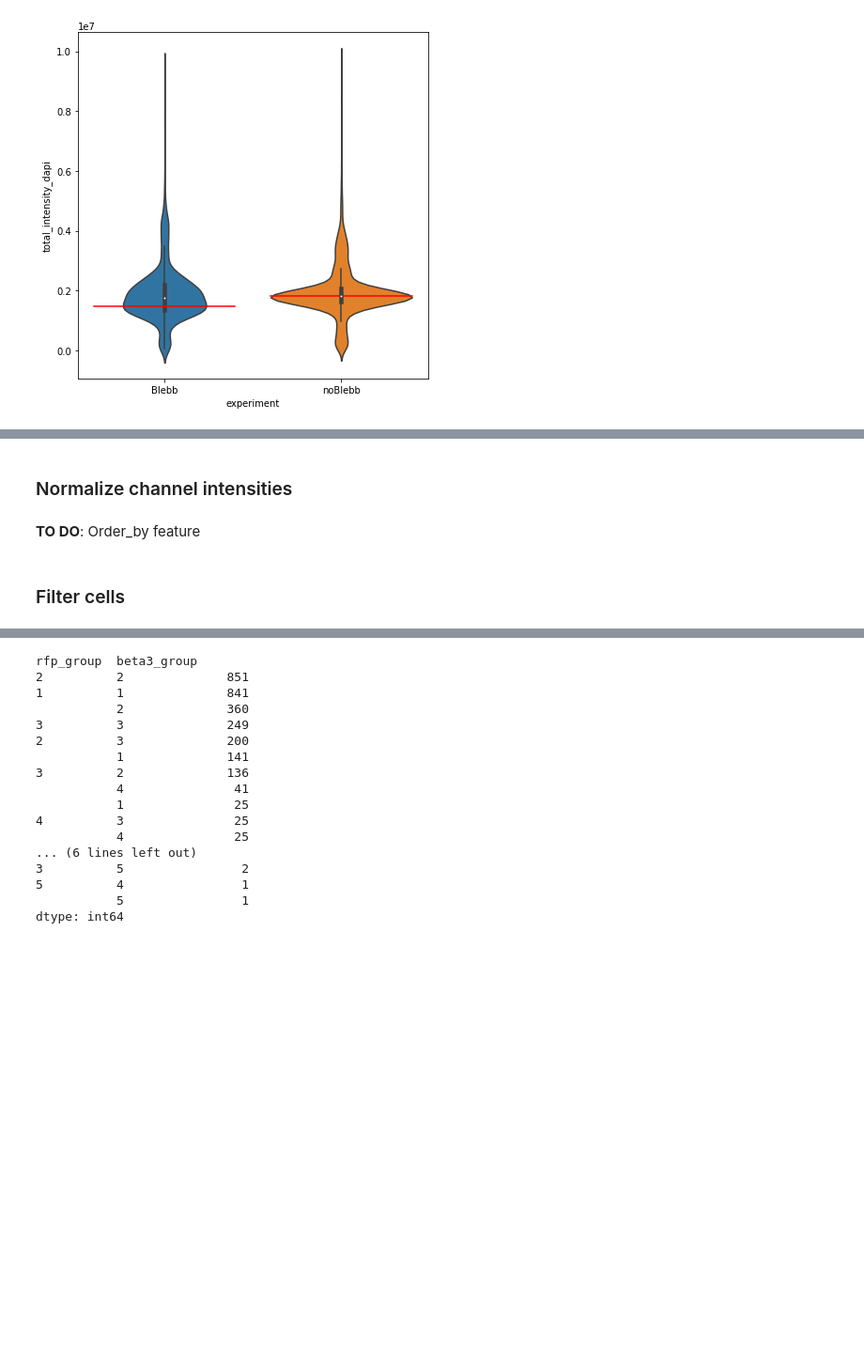
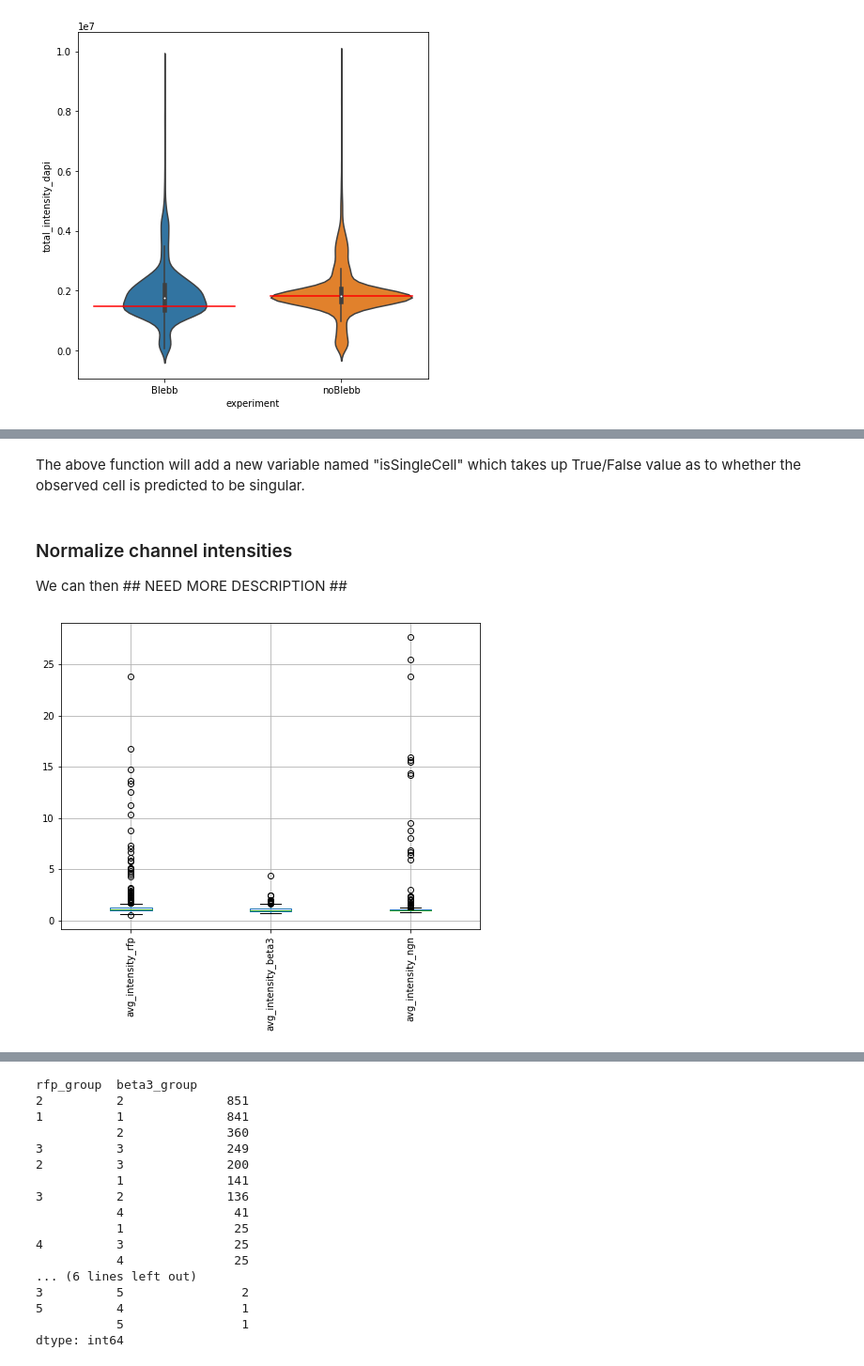
Before and after one commit to f-hamidlab/nuclearpy, a Jupyter notebook: docs/ng_analysis_2.ipynb, the cells around one changed output, grey strips where cells are left out. Shown at 94% size. Drawn from its saved outputs; the diff is of its cells as text; code cells hidden in the pictures; blank space fills up the shorter version.

```diff
--- a/docs/ng_analysis_2.ipynb
+++ b/docs/ng_analysis_2.ipynb
@@ -115,8 +100,12 @@ obj.findSingleCells()
+# %% [markdown]
+The above function will add a new variable named "isSingleCell" which takes up True/False value as to whether the observed cell is predicted to be singular.
 # %% [markdown]
 ### Normalize channel intensities
+
+We can then ## NEED MORE DESCRIPTION ##
 # %%
 obj.normIntensity(method = "mode", nbins = 100)
-# %% [markdown]
-**TO DO**: Order_by feature
-# %% [markdown]
-### Filter cells
+# %%
+obj.plotVarDist(vars = ['avg_intensity_rfp', 'avg_intensity_beta3', 'avg_intensity_ngn'], data_type = 'norm')
+# %% [output]
+[figure, added]
```
Also changed, not shown: parts of 15 cells of this notebook.
